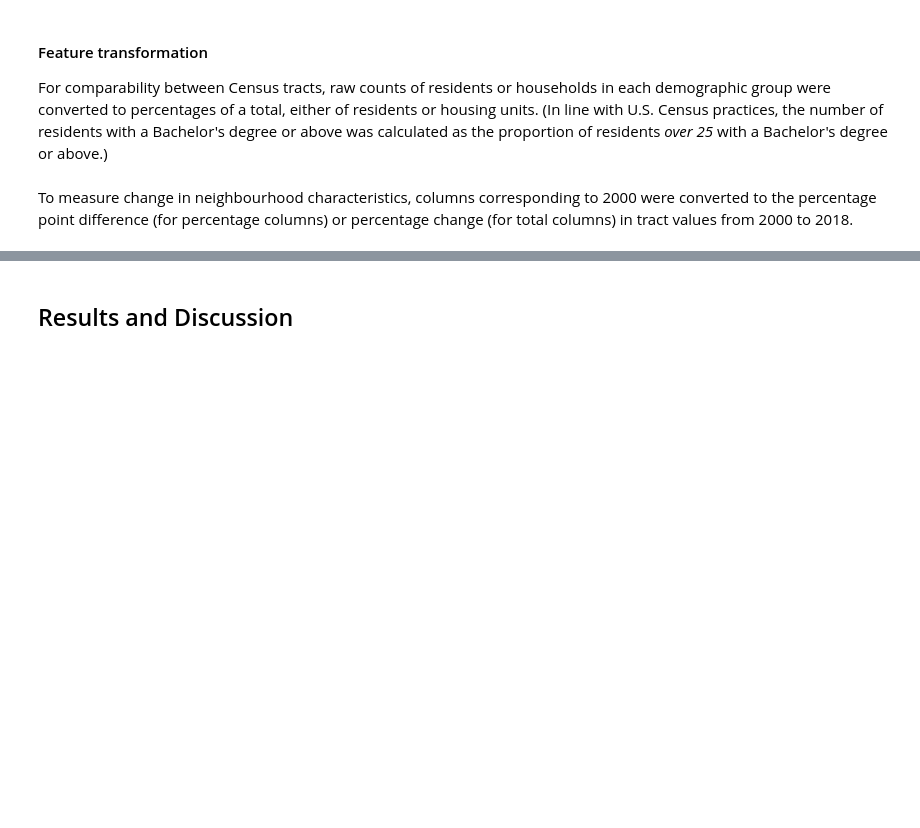
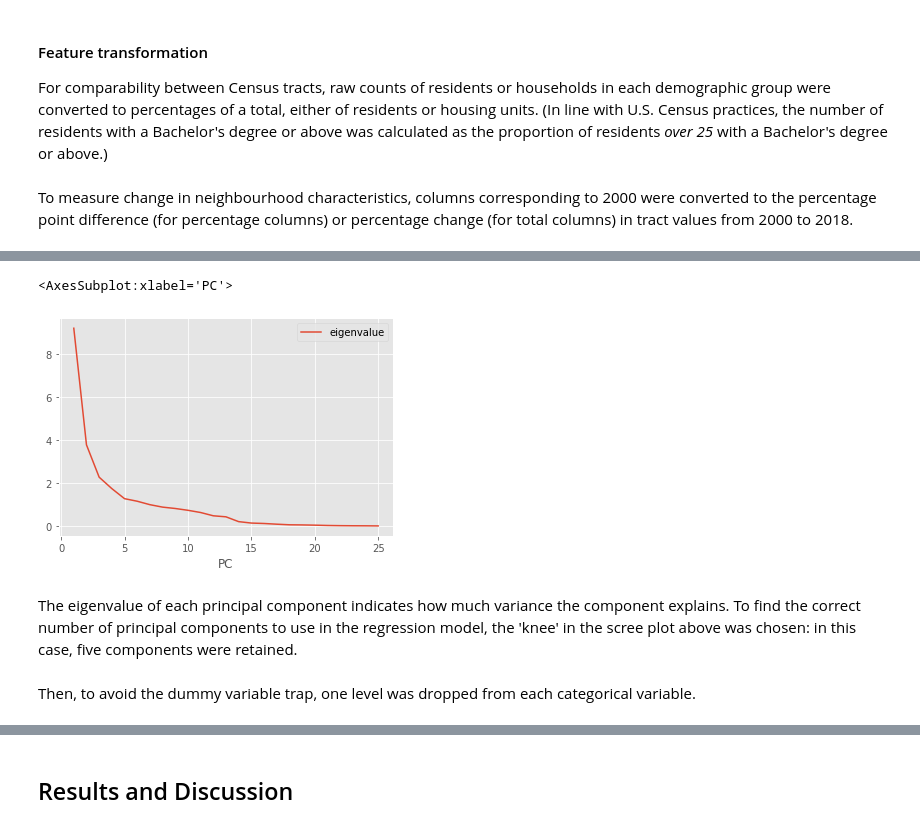
Before and after one commit to caranvr/DSSS-predicting-demolition, a Jupyter notebook: predicting-demolition.ipynb, the cells around one changed output, grey strips where cells are left out. Saved outputs shown, nothing was run; the diff lists cells and outputs as text; code cells hidden in the pictures; blank space fills up the shorter version.

Commit message:
principal components

```diff
--- a/predicting-demolition.ipynb
+++ b/predicting-demolition.ipynb
@@ -301,0 +380,3 @@ for t in no_trees:
+# %%
+X = df_var.drop(columns='demolition')
+Y = df_var['demolition']
@@ -301,0 +387,14 @@ for t in no_trees:
+# %%
+#Isolate continous variables
+categoricals = [c for c in X.columns.values if re.search('category_code_description|interior_condition|exterior_condition', c)]
+X_pc = X.drop(columns=categoricals).values
+
+#Rescale continuous variables
+X_pc = StandardScaler().fit_transform(X_pc)
+
+#Find components
+pca = PCA(random_state=51)
+# fit the components
+X_new_components = pca.fit_transform(X_pc)
+print('Explained variance ratio of each component:')
+print(pca.explained_variance_ratio_)
@@ -301,0 +410,8 @@ for t in no_trees:
+# %%
+pca_df = pd.DataFrame({'eigenvalue':pca.explained_variance_, 'PC':list(range(1, pca.n_components_ + 1))})
+pca_df.plot.line(x = 'PC', y = 'eigenvalue')
+# %% [output]
+<AxesSubplot:xlabel='PC'>
+[figure, added]
+# %% [markdown]
+The eigenvalue of each principal component indicates how much variance the component explains. To find the correct number of principal components to use in the regression model, the 'knee' in the scree plot above was chosen: in this case, five components were retained.
@@ -301,0 +421,2 @@ for t in no_trees:
+# %% [markdown]
+Then, to avoid the dummy variable trap, one level was dropped from each categorical variable.
```
Also changed, not shown: parts of 57 cells of this notebook.
